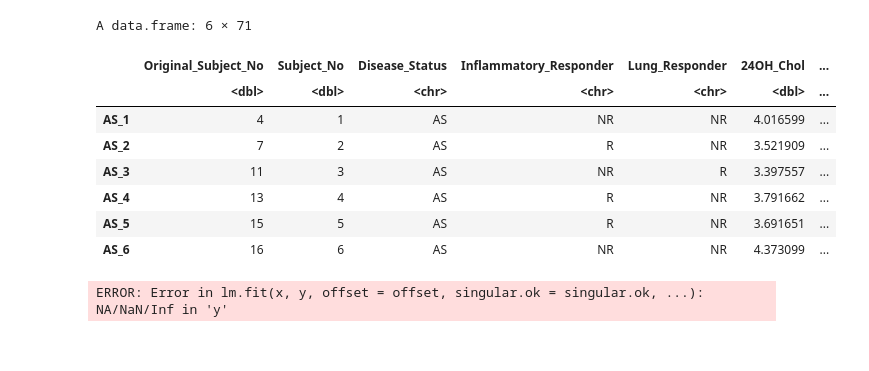
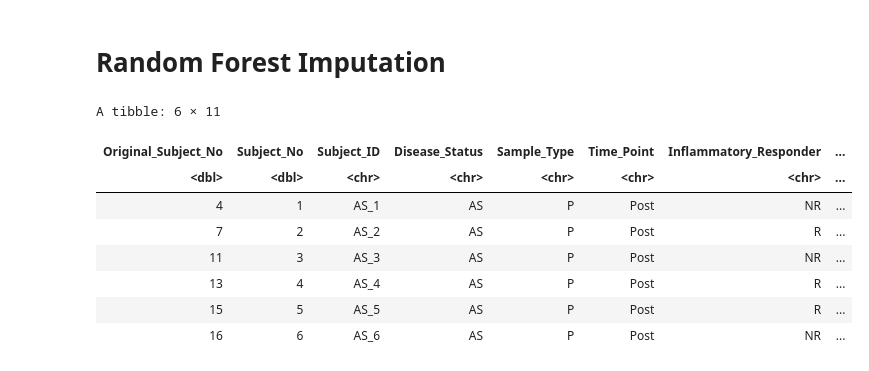
Before and after one commit to UNC-CEMALB/Ozone-exposure-is-associated-with-alterations-in-lung-and-systemic-sterol-profiles-in-healthy-and-as, a Jupyter notebook: 1. Data Imputation/Data Imputation.ipynb, the cells around one changed output. Cells and saved outputs as stored; diff of their text form; code cells hidden in the pictures.

```diff
--- a/1. Data Imputation/Data Imputation.ipynb
+++ b/1. Data Imputation/Data Imputation.ipynb
@@ -39,11 +48,11 @@ Loading required package: sandwich
 # Need to impute missing data, but the distribution needs to be normalized first
 ozone_data = ozone_data %>%
     mutate(Value = ifelse(Value == "NA", NA, as.numeric(Value))) %>%
-    #removing all the changes and percent data, since it was throwing infinite (NaN) values and they're
-    #based on the raw data anyways
-    filter(grepl("_Change", Variable) == FALSE & grepl("_Percent", Variable) == FALSE) %>%
+    #removing all the changes and percent data, since to prevent the imputations from generating values that don't
+    # make sense (ie. percents > 100); based on the raw values anyways
+    filter(grepl("_Change", Variable) == FALSE & grepl("_Percent", Variable) == FALSE) #%>%
     #ended up pseudo log transforming the data to prevent infinite (NaN) values
-    mutate(Value_log = log(Value))
+    #mutate(Value_log = log(Value))
 
 head(ozone_data)
 # %% [output]
@@ -131,20 +70,36 @@ pre_sputum_df = preimputed_df[[4]]
-# %%
-wider_post_plasma_df = post_plasma_df %>%
-    select(-Value, -Time_Point, -Sample_Type, -Category) %>%
-    pivot_wider(names_from = Variable, values_from = Value_log) %>%
-    column_to_rownames(var = "Subject_ID")
-head(wider_post_plasma_df)
-# %% [output]
-A data.frame: 6 × 71
-|  | Original_Subject_No | Subject_No | Disease_Status | Inflammatory_Responder | Lung_Responder | 24OH_Chol | ... |
-|  | <dbl> | <dbl> | <chr> | <chr> | <chr> | <dbl> | ... |
-| AS_1 | 4 | 1 | AS | NR | NR | 4.016599 | ... |
-| AS_2 | 7 | 2 | AS | R | NR | 3.521909 | ... |
-| AS_3 | 11 | 3 | AS | NR | R | 3.397557 | ... |
-| AS_4 | 13 | 4 | AS | R | NR | 3.791662 | ... |
-| AS_5 | 15 | 5 | AS | R | NR | 3.691651 | ... |
-| AS_6 | 16 | 6 | AS | NR | NR | 4.373099 | ... |
-# %%
-impute.QRILC(wider_post_plasma_df[,6:71])
-# %% [output]
-ERROR: Error in lm.fit(x, y, offset = offset, singular.ok = singular.ok, ...): NA/NaN/Inf in 'y'
+# %%
+#now splitting dataset based on category, sample, time point
+preimputed_df = ozone_data %>%
+    group_by(Category, Sample_Type, Time_Point) %>%
+    group_split()
+
+cell_differential_plasma_post_df = preimputed_df[[1]]
+cell_differential_plasma_pre_df = preimputed_df[[2]]
+cell_differential_sputum_post_df = preimputed_df[[3]]
+cell_differential_sputum_pre_df = preimputed_df[[4]]
+cytokine_plasma_post_df = preimputed_df[[5]]
+cytokine_plasma_pre_df = preimputed_df[[6]]
+cytokine_sputum_post_df = preimputed_df[[7]]
+cytokine_sputum_pre_df = preimputed_df[[8]]
+lung_function_plasma_post_df = preimputed_df[[9]]
+lung_function_plasma_pre_df = preimputed_df[[10]]
+lung_function_sputum_post_df = preimputed_df[[11]]
+lung_function_sputum_pre_df = preimputed_df[[12]]
+sterol_plasma_post_df = preimputed_df[[13]]
+sterol_plasma_pre_df = preimputed_df[[14]]
+sterol_sputum_post_df = preimputed_df[[15]]
+sterol_sputum_pre_df = preimputed_df[[16]]
+# %% [markdown]
+# Random Forest Imputation
+# %%
+head(lung_function_plasma_post_df)
+# %% [output]
+A tibble: 6 × 11
+| Original_Subject_No | Subject_No | Subject_ID | Disease_Status | Sample_Type | Time_Point | Inflammatory_Responder | ... |
+| <dbl> | <dbl> | <chr> | <chr> | <chr> | <chr> | <chr> | ... |
+| 4 | 1 | AS_1 | AS | P | Post | NR | ... |
+| 7 | 2 | AS_2 | AS | P | Post | R | ... |
+| 11 | 3 | AS_3 | AS | P | Post | NR | ... |
+| 13 | 4 | AS_4 | AS | P | Post | R | ... |
+| 15 | 5 | AS_5 | AS | P | Post | R | ... |
+| 16 | 6 | AS_6 | AS | P | Post | NR | ... |
```
Also changed, not shown: parts of 13 cells of this notebook.
